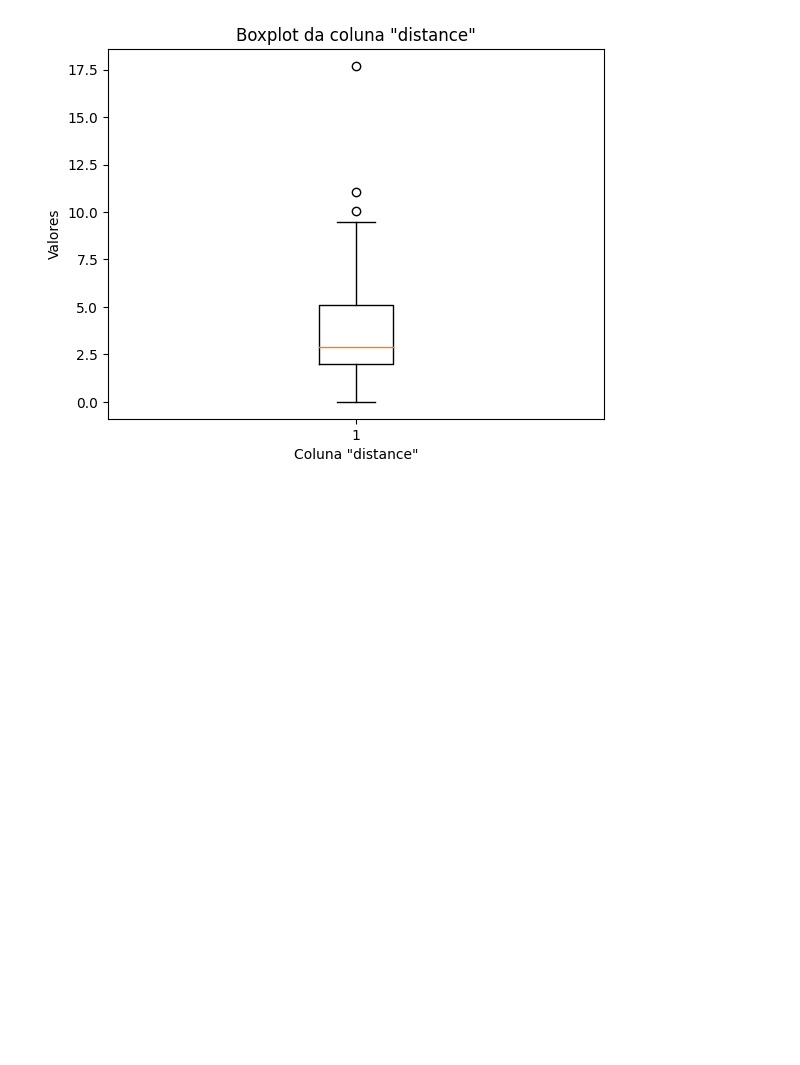
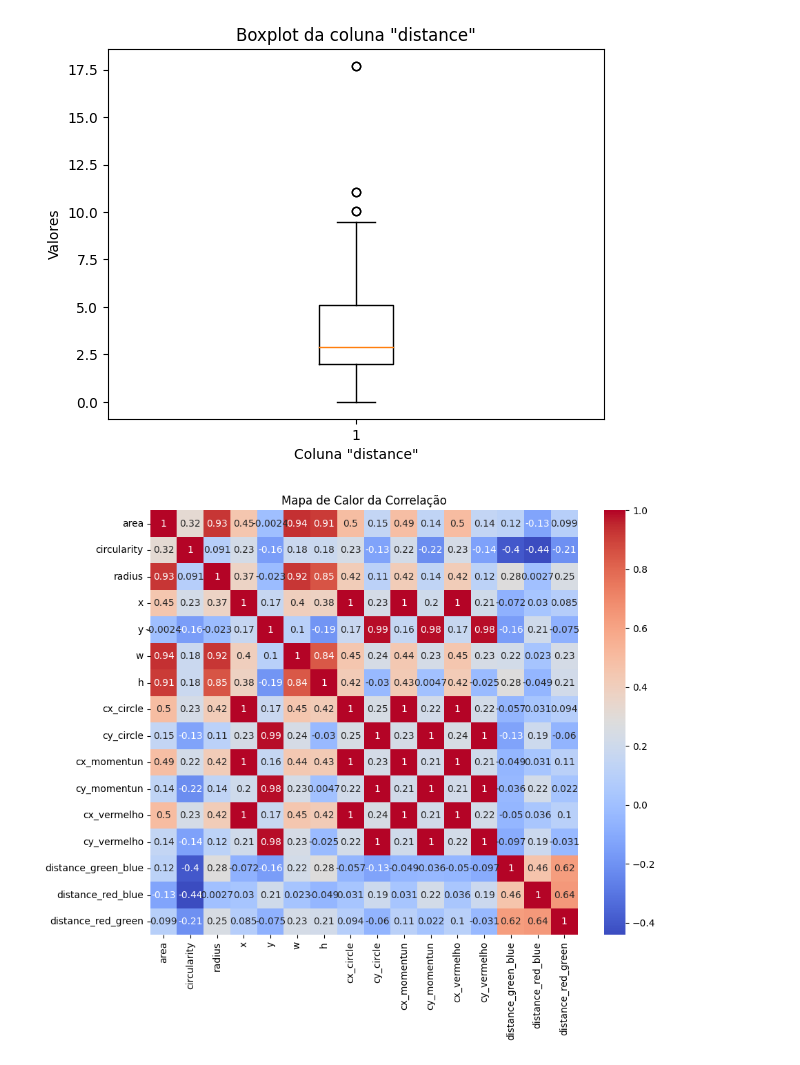
Before and after one commit to Gus-1003/ISD-invention, a Jupyter notebook: Pesquisa/5_Validação_Modularizada.ipynb, the cells around one changed output. Cells and saved outputs as stored; diff of their text form; code cells hidden in the pictures; blank space fills up the shorter version.

```diff
--- a/Pesquisa/5_Validação_Modularizada.ipynb
+++ b/Pesquisa/5_Validação_Modularizada.ipynb
@@ -547,3 +555,14 @@ plt.title('Boxplot da coluna "distance"')
 plt.show()
 # %% [output]
 [figure]
+# %%
+# Calcula a matriz de correlação entre as colunas numéricas do dataset
+correlation_matrix = dataset_geral.corr()
+
+# Plota o mapa de calor
+plt.figure(figsize=(10, 8))
+sns.heatmap(correlation_matrix, annot=True, cmap='coolwarm')
+plt.title('Mapa de Calor da Correlação')
+plt.show()
+# %% [output]
+[figure, added]
```
Also changed, not shown: parts of 9 cells of this notebook.
